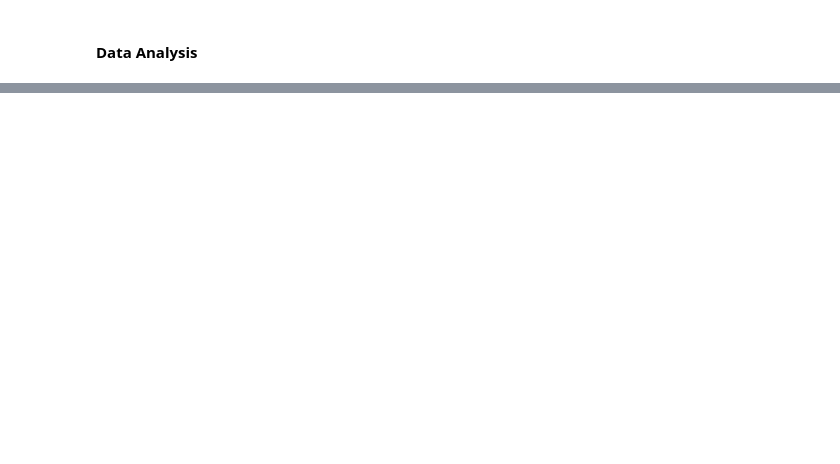
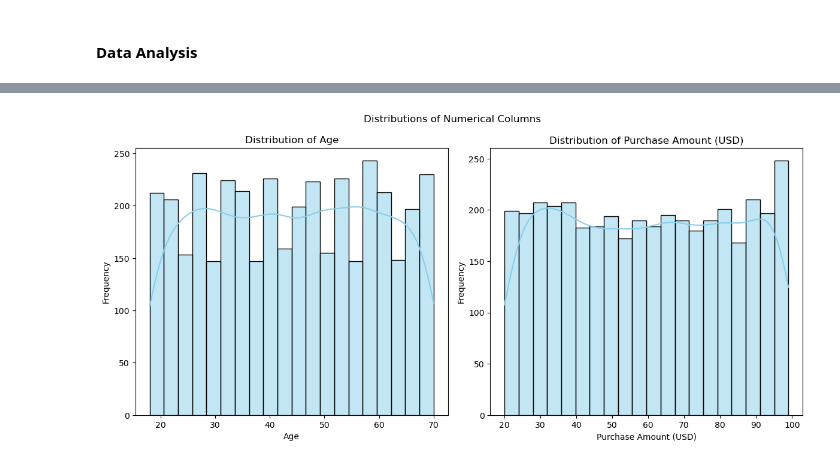
Before and after one commit to MiltonGreat/Shopping-Customer-Analysis, a Jupyter notebook: Shopping Customer Analysis.ipynb, the cells around one changed output, grey strips where cells are left out. Saved outputs shown, nothing was run; the diff lists cells and outputs as text; code cells hidden in the pictures; blank space fills up the shorter version.

```diff
--- a/Shopping Customer Analysis.ipynb
+++ b/Shopping Customer Analysis.ipynb
@@ -195,23 +208,0 @@ import matplotlib.pyplot as plt  # Add this line
-# %%
-# Histogram of numerical columns
-numerical_columns = ['Age', 'Purchase Amount (USD)', 'Review Rating', 'Previous Purchases']
-raw_data[numerical_columns].hist(bins=20, figsize=(10, 8))
-plt.suptitle("Histogram of Numerical Columns")
-plt.show()
-
-# Correlation heatmap
-plt.figure(figsize=(10, 8))
-sns.heatmap(raw_data.corr(), annot=True, cmap="coolwarm", fmt=".2f")
-plt.title("Correlation Heatmap")
-plt.show()
-
-# Count plot of categorical columns
-categorical_columns = ['Gender', 'Item Purchased', 'Category', 'Location', 'Size', 'Color', 'Season', 'Subscription Status', 'Shipping Type', 'Discount Applied', 'Promo Code Used', 'Payment Method']
-plt.figure(figsize=(12, 10))
-for i, col in enumerate(categorical_columns, 1):
-    plt.subplot(4, 3, i)
-    sns.countplot(data=raw_data, x=col)
-    plt.title(f"Count Plot of {col}")
-    plt.xticks(rotation=45)
-plt.tight_layout()
-plt.show()
@@ -297,0 +209,14 @@ Passing `palette` without assigning `hue` is deprecated and will be removed in v
+# %%
+# Improved histogram with individual plots and better labeling
+plt.figure(figsize=(12, 10))
+for i, col in enumerate(numerical_columns, 1):
+    plt.subplot(2, 2, i)
+    sns.histplot(raw_data[col], kde=True, bins=20, color='skyblue')
+    plt.title(f"Distribution of {col}")
+    plt.xlabel(col)
+    plt.ylabel('Frequency')
+plt.tight_layout()
+plt.suptitle("Distributions of Numerical Columns", y=1.02)
+plt.show()
+# %% [output]
+[figure, added]
```
Also changed, not shown: parts of 30 cells of this notebook.
